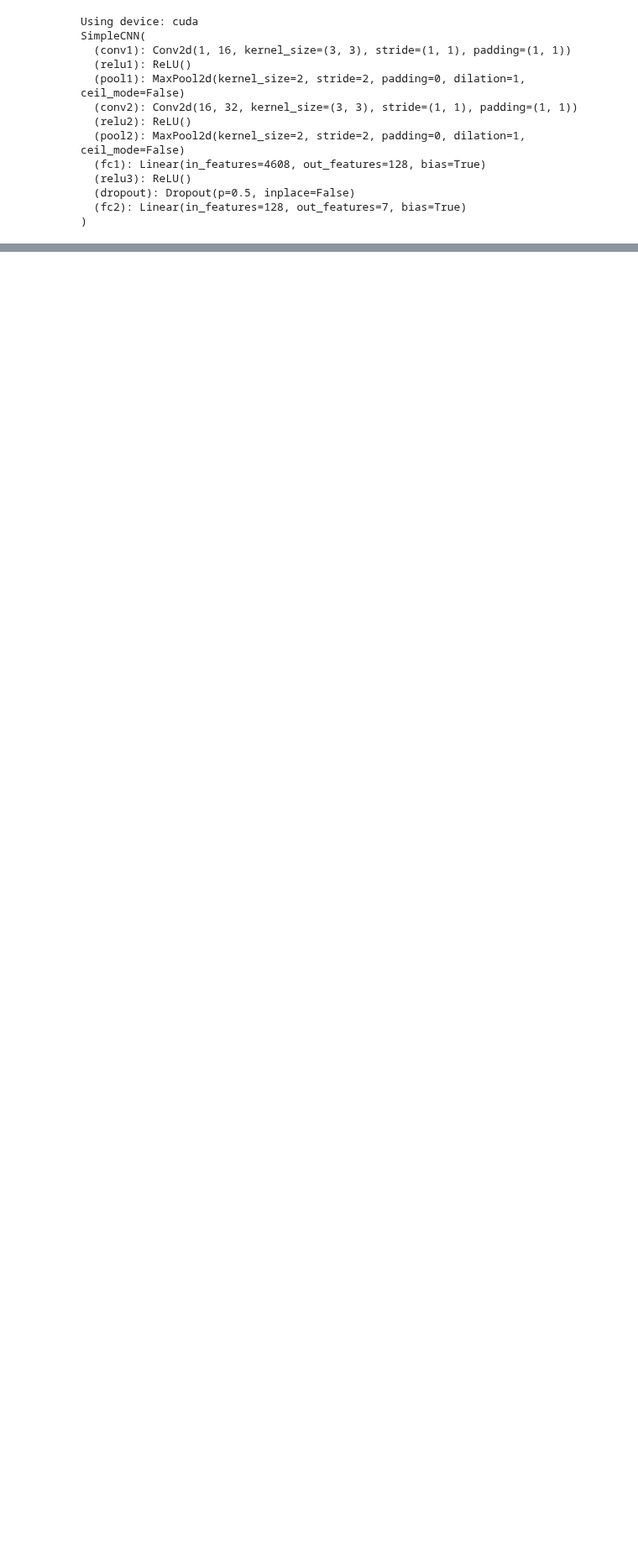
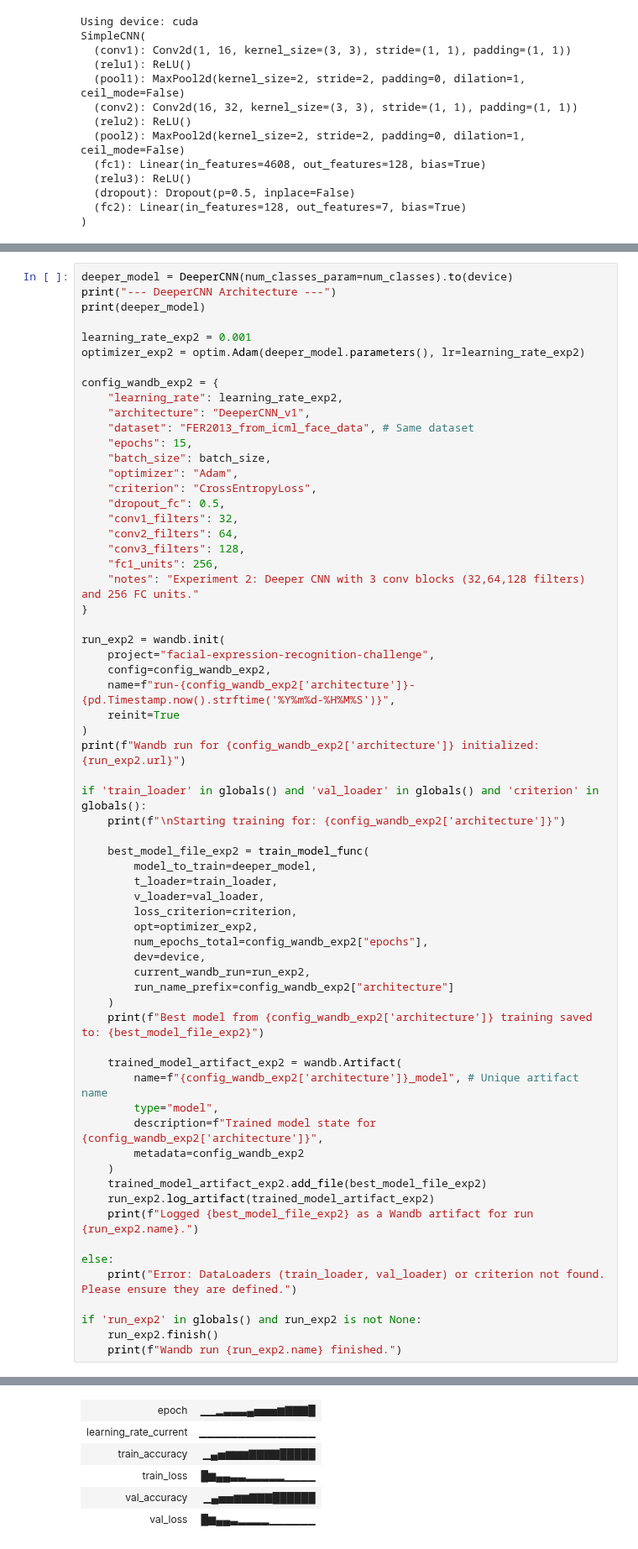
Before and after one commit to enelene/Facial-Expression-Recognition-Challenge, a Jupyter notebook: CNN_model.ipynb, the cells around one changed output, grey strips where cells are left out. Shown at 84% size. Saved outputs shown, nothing was run; the diff lists cells and outputs as text; blank space fills up the shorter version.

Commit message:
all experiments, max val 0.65

```diff
--- a/CNN_model.ipynb
+++ b/CNN_model.ipynb
@@ -485,0 +535,65 @@ Wandb run finished.
+# %%
+deeper_model = DeeperCNN(num_classes_param=num_classes).to(device)
+print("--- DeeperCNN Architecture ---")
+print(deeper_model)
+
+learning_rate_exp2 = 0.001
+optimizer_exp2 = optim.Adam(deeper_model.parameters(), lr=learning_rate_exp2)
+
+config_wandb_exp2 = {
+    "learning_rate": learning_rate_exp2,
+    "architecture": "DeeperCNN_v1",
+    "dataset": "FER2013_from_icml_face_data", # Same dataset
+    "epochs": 15,
+    "batch_size": batch_size,
+    "optimizer": "Adam",
+    "criterion": "CrossEntropyLoss",
+    "dropout_fc": 0.5,
+    "conv1_filters": 32,
+    "conv2_filters": 64,
+    "conv3_filters": 128,
+    "fc1_units": 256,
+    "notes": "Experiment 2: Deeper CNN with 3 conv blocks (32,64,128 filters) and 256 FC units."
+}
+
+run_exp2 = wandb.init(
+    project="facial-expression-recognition-challenge",
+    config=config_wandb_exp2,
+    name=f"run-{config_wandb_exp2['architecture']}-{pd.Timestamp.now().strftime('%Y%m%d-%H%M%S')}",
+    reinit=True
+)
+print(f"Wandb run for {config_wandb_exp2['architecture']} initialized: {run_exp2.url}")
+
+if 'train_loader' in globals() and 'val_loader' in globals() and 'criterion' in globals():
+    print(f"\nStarting training for: {config_wandb_exp2['architecture']}")
+
+    best_model_file_exp2 = train_model_func(
+        model_to_train=deeper_model,
+        t_loader=train_loader,
+        v_loader=val_loader,
+        loss_criterion=criterion,
+        opt=optimizer_exp2,
+        num_epochs_total=config_wandb_exp2["epochs"],
+        dev=device,
+        current_wandb_run=run_exp2,
+        run_name_prefix=config_wandb_exp2["architecture"]
+    )
+    print(f"Best model from {config_wandb_exp2['architecture']} training saved to: {best_model_file_exp2}")
+
+    trained_model_artifact_exp2 = wandb.Artifact(
+        name=f"{config_wandb_exp2['architecture']}_model", # Unique artifact name
+        type="model",
+        description=f"Trained model state for {config_wandb_exp2['architecture']}",
+        metadata=config_wandb_exp2
+    )
+    trained_model_artifact_exp2.add_file(best_model_file_exp2)
+    run_exp2.log_artifact(trained_model_artifact_exp2)
+    print(f"Logged {best_model_file_exp2} as a Wandb artifact for run {run_exp2.name}.")
+
+else:
+    print("Error: DataLoaders (train_loader, val_loader) or criterion not found. Please ensure they are defined.")
+
+if 'run_exp2' in globals() and run_exp2 is not None:
+    run_exp2.finish()
+    print(f"Wandb run {run_exp2.name} finished.")
+# %% [output]
@@ -485,0 +641,6 @@ Wandb run finished.
+| epoch | ▁▁▂▃▃▃▄▅▅▅▆▇▇▇█ |
+| learning_rate_current | ▁▁▁▁▁▁▁▁▁▁▁▁▁▁▁ |
+| train_accuracy | ▁▄▅▆▆▆▇▇▇▇█████ |
+| train_loss | █▆▄▄▃▃▂▂▂▂▂▁▁▁▁ |
+| val_accuracy | ▁▄▅▅▆▆▇▇▇██████ |
+| val_loss | █▆▄▄▃▂▂▂▂▁▁▁▁▁▁ |
```
Also changed, not shown: parts of 18 cells of this notebook.
